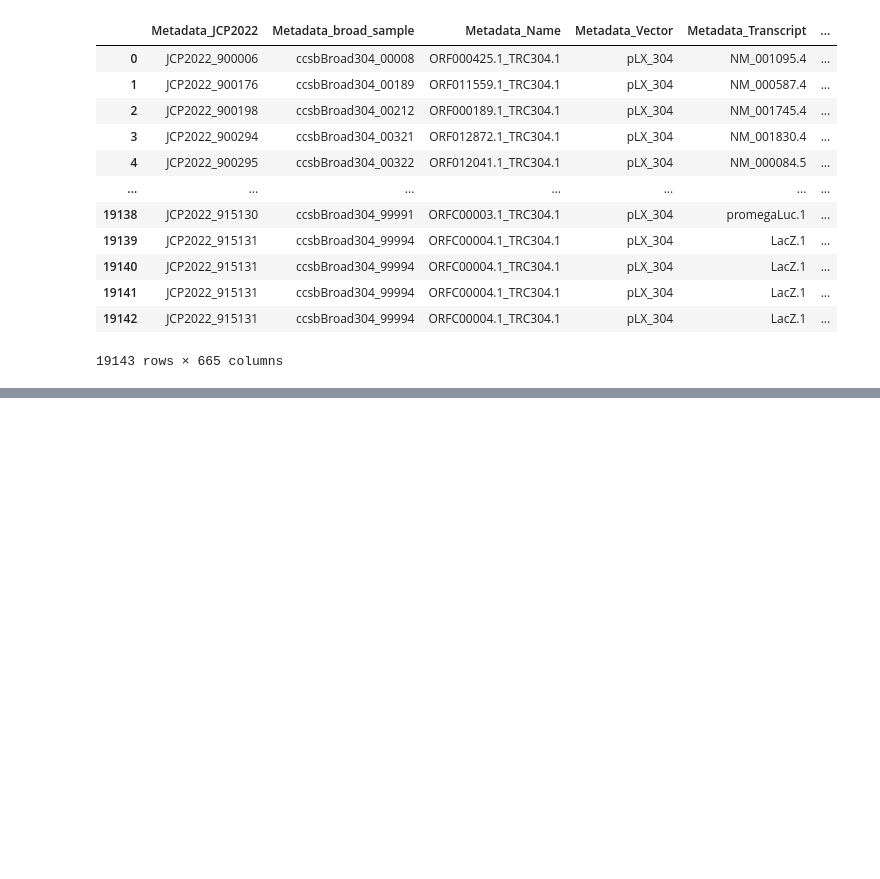
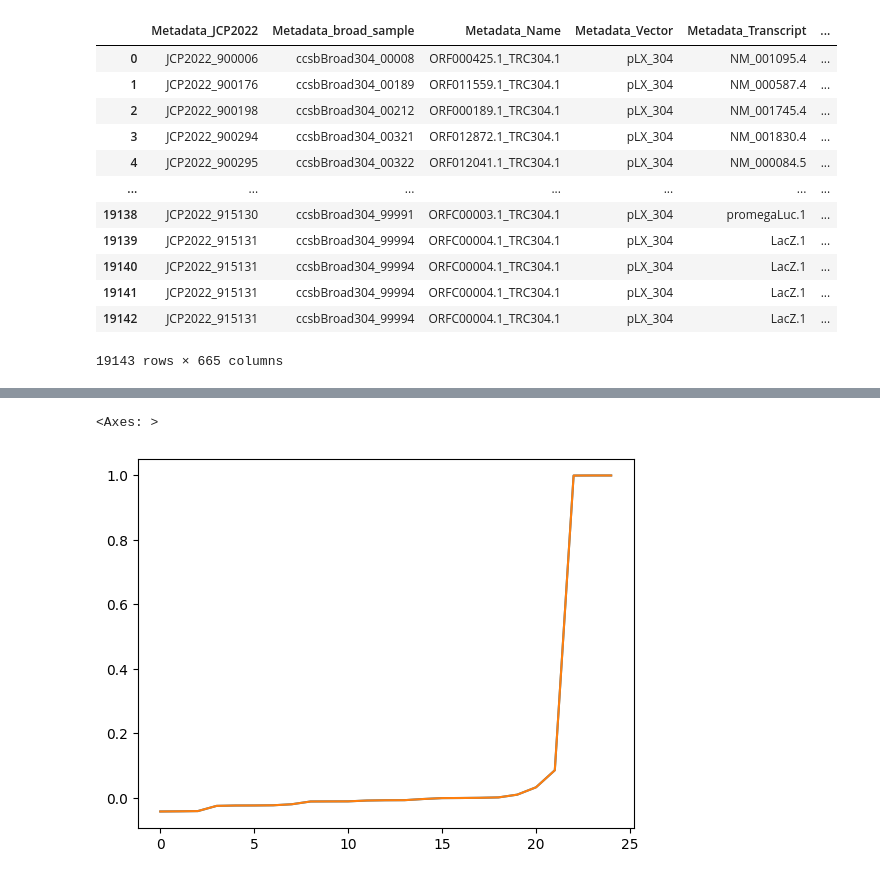
Before and after one commit to broadinstitute/position-effect-correction, a Jupyter notebook: 4.copairs/1_copairs_test.ipynb, the cells around one changed output, grey strips where cells are left out. Drawn from its saved outputs; the diff is of its cells as text; code cells hidden in the pictures; blank space fills up the shorter version.

```diff
--- a/4.copairs/1_copairs_test.ipynb
+++ b/4.copairs/1_copairs_test.ipynb
@@ -135,0 +160,11 @@ result[(result["Metadata_JCP2022"]=="JCP2022_900041") & (result["Metadata_Well"]
+# %%
+collatedsim = pd.read_parquet("../2.evalzoo/results/5f53102a/collatedsim.parquet")
+collatedsim_jcp41 = collatedsim[collatedsim.Metadata_JCP2022=="JCP2022_900041"]
+cs_sim_jcp41 = collatedsim_jcp41[collatedsim_jcp41.type=="rep"]["sim"].sort_values()[::2].reset_index(drop=True)
+# %%
+# collatedsim[collatedsim.type=="rep"]["sim"].sort_values().reset_index(drop=True)[::2].plot()
+cs_sim_jcp41.plot()
+result[1][result[1][0] == "JCP2022_900041"]["dist"].sort_values().reset_index(drop=True).plot()
+# %% [output]
+<Axes: >
+[figure, added]
```
Also changed, not shown: parts of 50 cells of this notebook, 1 other file.
